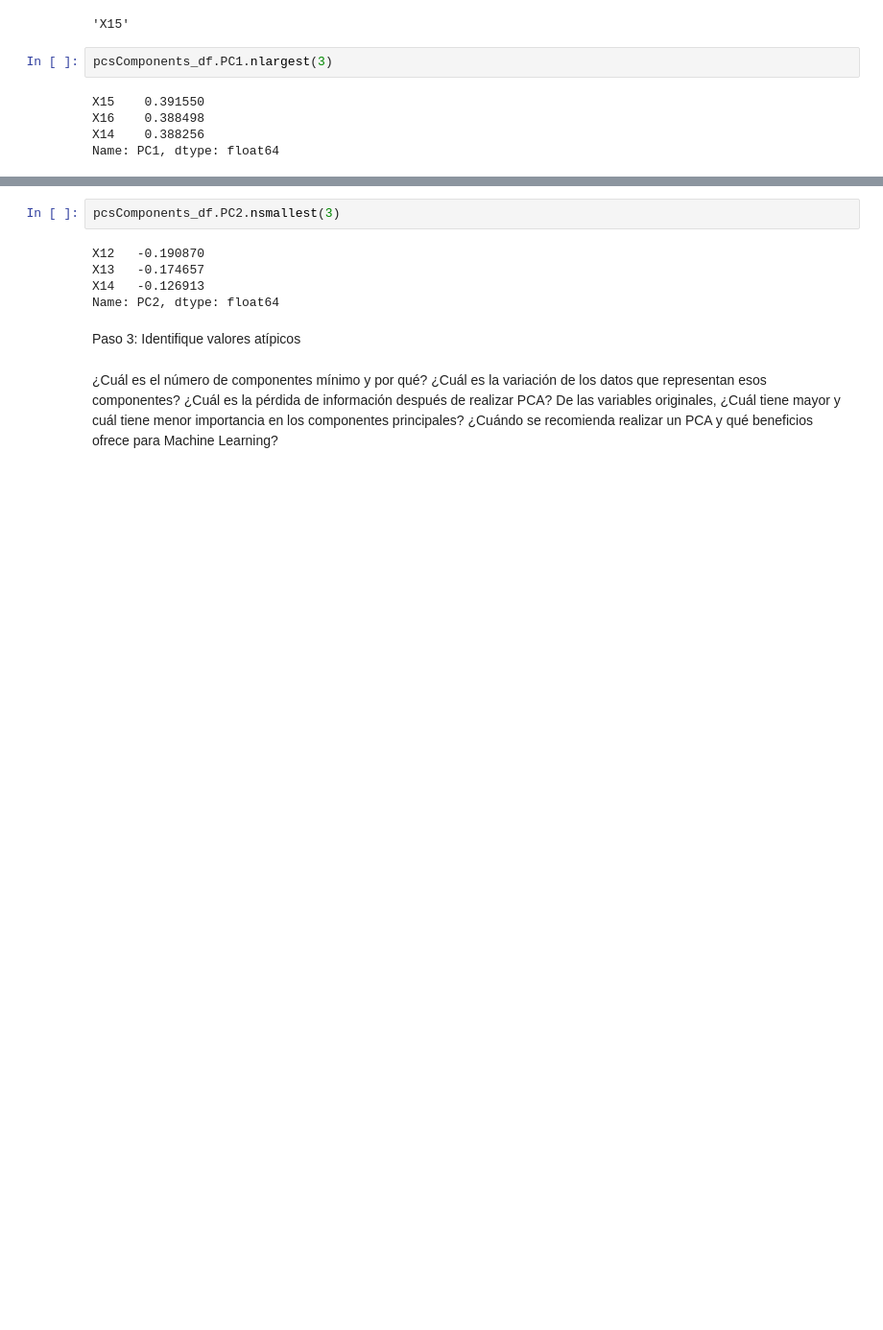
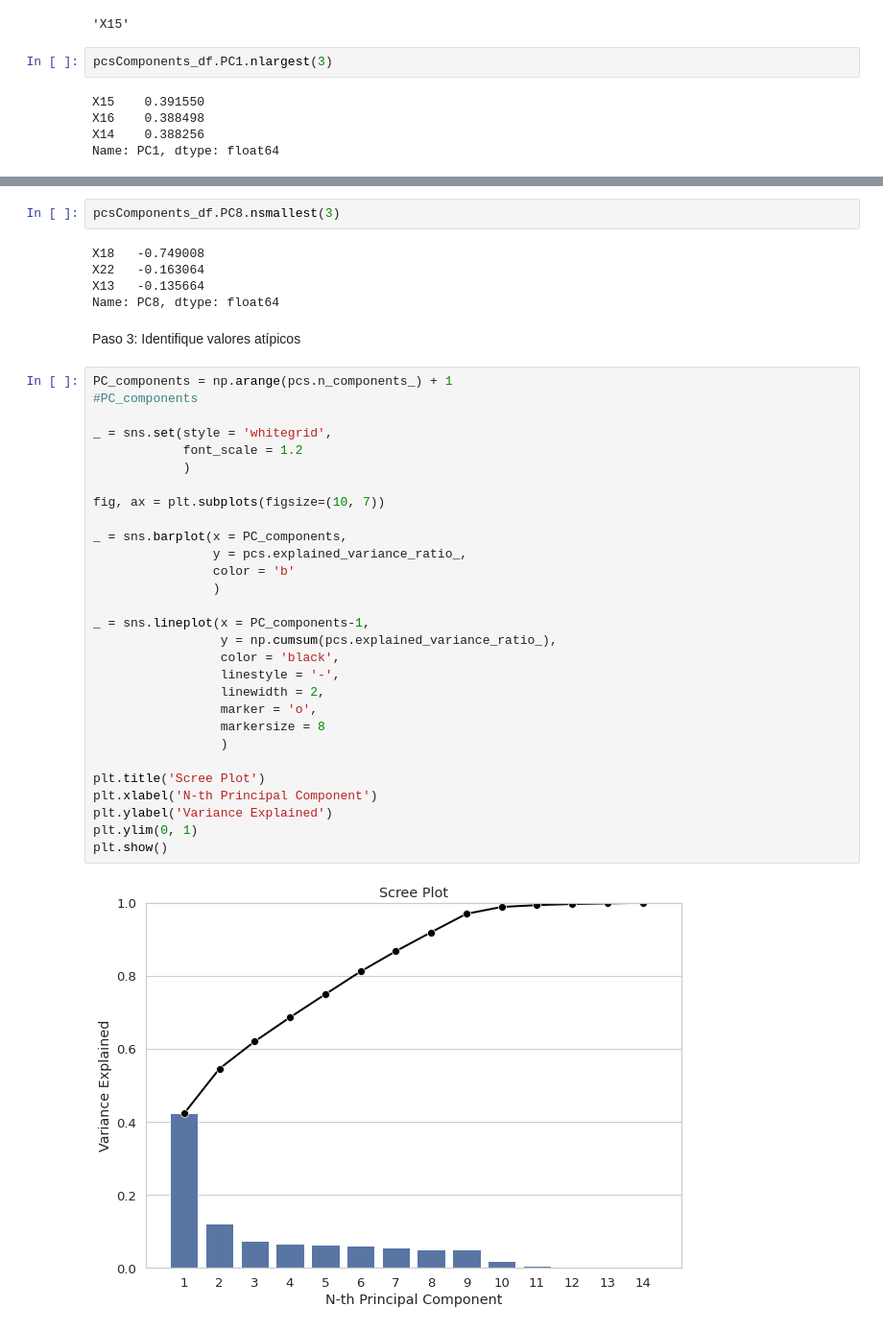
Before and after one commit to PosgradoMNA/actividades-del-projecto-equipo39, a Jupyter notebook: ACTIVIDAD_SEMANAL_4.ipynb, the cells around one changed output, grey strips where cells are left out. Shown: that part at 96% size. Drawn from its saved outputs; the diff is of its cells as text; blank space fills up the shorter version.

```diff
--- a/ACTIVIDAD_SEMANAL_4.ipynb
+++ b/ACTIVIDAD_SEMANAL_4.ipynb
@@ -123,15 +132,40 @@ pcsComponents_df.PC2.idxmin()
 # %%
-pcsComponents_df.PC2.nsmallest(3)
+pcsComponents_df.PC8.nsmallest(3)
 # %% [output]
-X12   -0.190870
-X13   -0.174657
-X14   -0.126913
-Name: PC2, dtype: float64
+X18   -0.749008
+X22   -0.163064
+X13   -0.135664
+Name: PC8, dtype: float64
 # %% [markdown]
 Paso 3: Identifique valores atípicos
-# %% [markdown]
-¿Cuál es el número de componentes mínimo y por qué?
-¿Cuál es la variación de los datos que representan esos componentes?
-¿Cuál es la pérdida de información después de realizar PCA?
-De las variables originales, ¿Cuál tiene mayor y cuál tiene menor importancia en los componentes principales?
-¿Cuándo se recomienda realizar un PCA y qué beneficios ofrece para Machine Learning?
+# %%
+PC_components = np.arange(pcs.n_components_) + 1
+#PC_components
+
+_ = sns.set(style = 'whitegrid',
+            font_scale = 1.2
+            )
+
+fig, ax = plt.subplots(figsize=(10, 7))
+
+_ = sns.barplot(x = PC_components,
+                y = pcs.explained_variance_ratio_,
+                color = 'b'
+                )
+
+_ = sns.lineplot(x = PC_components-1,
+                 y = np.cumsum(pcs.explained_variance_ratio_),
+                 color = 'black',
+                 linestyle = '-',
+                 linewidth = 2,
+                 marker = 'o',
+                 markersize = 8
+                 )
+
+plt.title('Scree Plot')
+plt.xlabel('N-th Principal Component')
+plt.ylabel('Variance Explained')
+plt.ylim(0, 1)
+plt.show()
+# %% [output]
+[figure, added]
```
Also changed, not shown: parts of 10 cells of this notebook.
